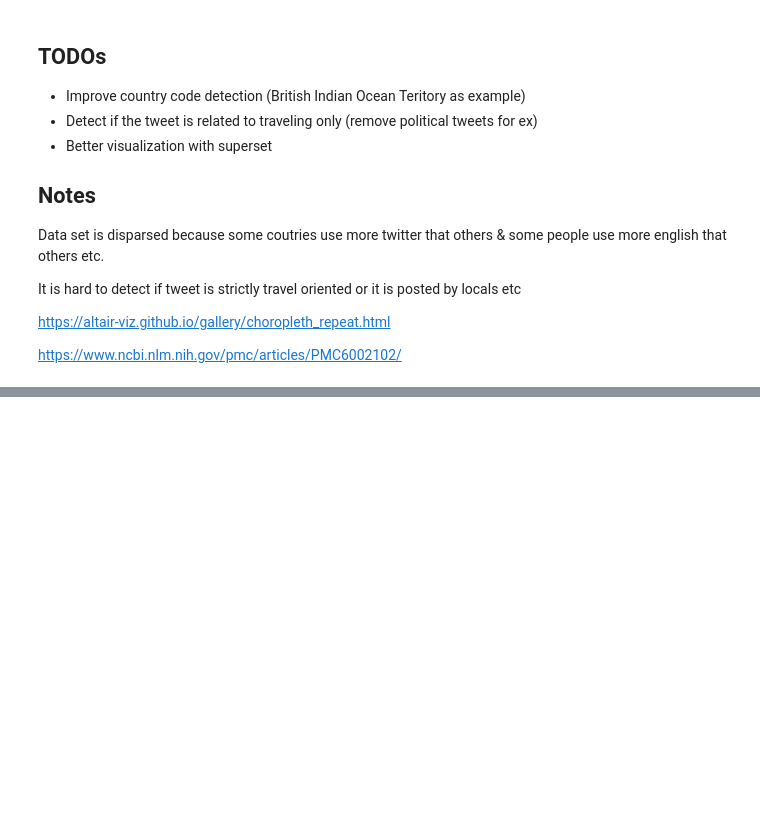
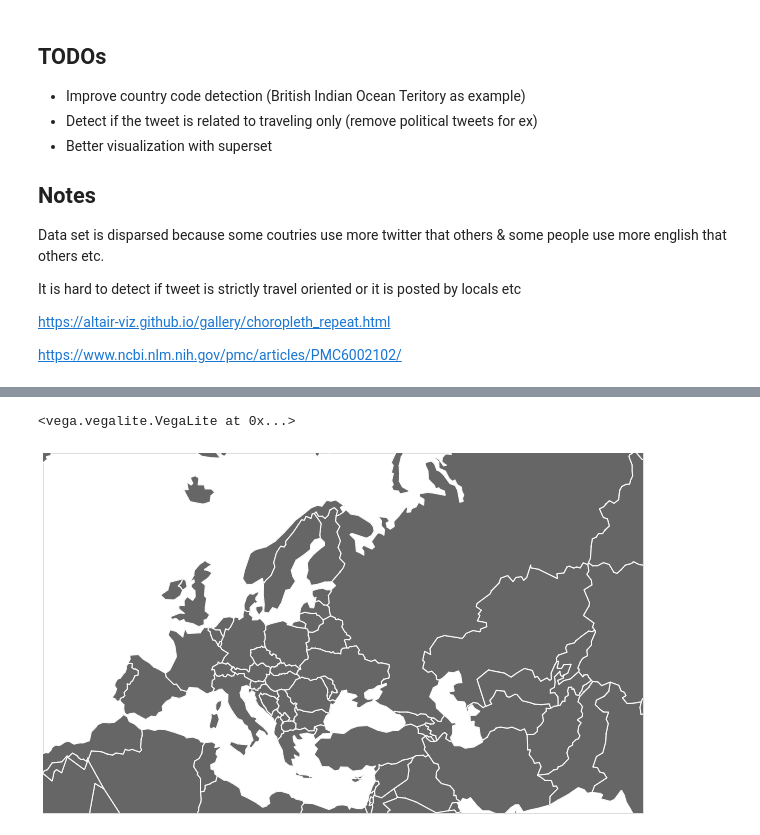
Before and after one commit to vostruk/twitter-feed-analysis, a Jupyter notebook: Twitter location analysis.ipynb, the cells around one changed output, grey strips where cells are left out. Saved outputs shown, nothing was run; the diff lists cells and outputs as text; code cells hidden in the pictures; blank space fills up the shorter version.

Commit message:
adding altair

```diff
--- a/Twitter location analysis.ipynb
+++ b/Twitter location analysis.ipynb
@@ -169,6 +172,15 @@ with open("all_countries_map.json", 'w') as result_file:
     json.dump(all_countries_map, result_file)
 # %% [markdown]
 # Display
+# %%
+import json
+all_countries_map = []
+all_cities_map = []
+with open("all_cities_map.json", 'r') as result_file:
+    all_cities_map = json.load(result_file)
+
+with open("all_countries_map.json", 'r') as result_file:
+    all_countries_map = json.load(result_file)
 # %%
 #display simple list by number of destinations count
 import matplotlib.pyplot as plt
@@ -266,0 +275,30 @@ ModuleNotFoundError: No module named 'altair'
+# %%
+import altair as alt
+alt.renderers.enable('notebook')
+
+from vega_datasets import data
+
+source = alt.topo_feature(data.world_110m.url, 'countries')
+
+base = alt.Chart(source).mark_geoshape(
+    fill='#666666',
+    stroke='white'
+).properties(
+    width=600,
+    height=360,
+
+)
+
+projections = ['equirectangular', 'mercator', 'orthographic', 'gnomonic']
+charts = [base.project(proj).properties(title=proj)
+          for proj in projections]
+
+base.project(
+    type='orthographic',
+    scale=450,
+    rotate=[-31, -54]
+)
+#alt.concat(*charts, columns=2)
+# %% [output]
+<vega.vegalite.VegaLite at 0x...>
+[figure, added]
```
Also changed, not shown: parts of 2 cells of this notebook, 2 other files.
